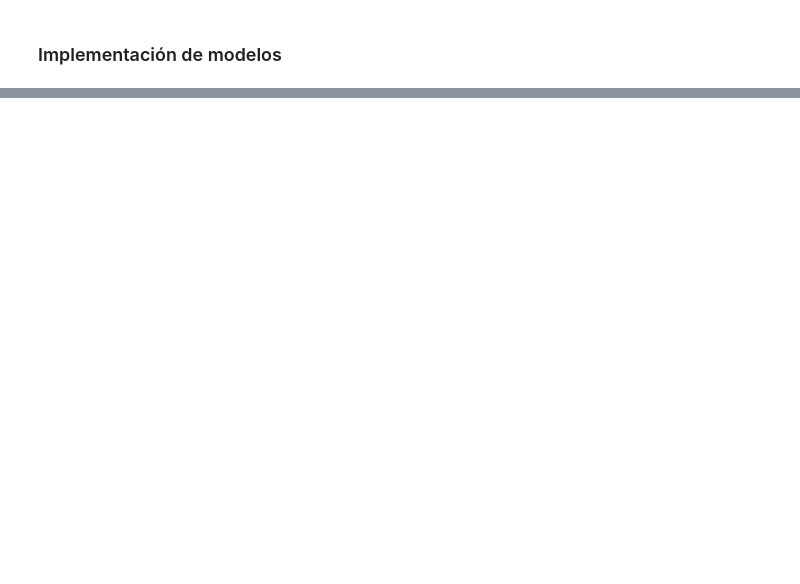
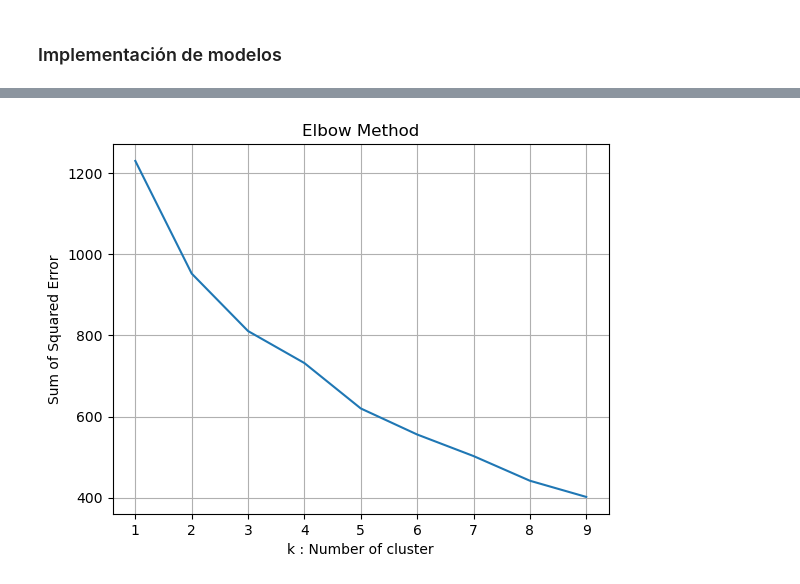
Before and after one commit to despinosaa/Lab1_G1, a Jupyter notebook: Lab2_dbscan.ipynb, the cells around one changed output, grey strips where cells are left out. Cells and saved outputs as stored; diff of their text form; code cells hidden in the pictures; blank space fills up the shorter version.

```diff
--- a/Lab2_dbscan.ipynb
+++ b/Lab2_dbscan.ipynb
@@ -402,2 +381,2 @@ Según lo observado en la matriz de correlación con la variable objetivo decidi
 # %%
-data=data.drop(columns=['DBP', 'KTAS_enfermera', 'Error_Triaje','Dolor','Grupo_De_Error'])
+data=data.drop(columns=['DBP', 'KTAS_enfermera', 'Error_Triaje','dolor_NRS','Grupo_De_Error'])
@@ -435,0 +383,6 @@ Se hace one'hot encoding de las columnas categoricas.
+# %%
+columnas_imputar = ['SBP', 'HR', 'RR', 'BT']
+
+# Imputar valores NaN con la media de cada columna
+for columna in columnas_imputar:
+    data[columna].fillna(data[columna].mean(), inplace=True)
@@ -435,0 +396,9 @@ Se hace one'hot encoding de las columnas categoricas.
+# %%
+from sklearn.preprocessing import MinMaxScaler
+
+scaler = MinMaxScaler()
+
+dataScaled = scaler.fit_transform(data)
+
+df_describe = pd.DataFrame(dataScaled)
+df_describe.describe()
@@ -437,0 +460,22 @@ Se hace one'hot encoding de las columnas categoricas.
+# %%
+from sklearn.cluster import KMeans
+from sklearn.metrics import silhouette_score
+import warnings
+warnings.filterwarnings('ignore')
+sse = {}
+
+# Elbow Method :
+
+for k in range(1, 10):
+    kmeans = KMeans(n_clusters=k, max_iter=1000).fit(dataScaled)
+    sse[k] = kmeans.inertia_
+sns.lineplot(x = list(sse.keys()), y = list(sse.values()));
+plt.title('Elbow Method')
+plt.xlabel("k : Number of cluster")
+plt.ylabel("Sum of Squared Error")
+plt.grid()
+
+
+plt.show()
+# %% [output]
+[figure, added]
```
Also changed, not shown: parts of 32 cells of this notebook.
